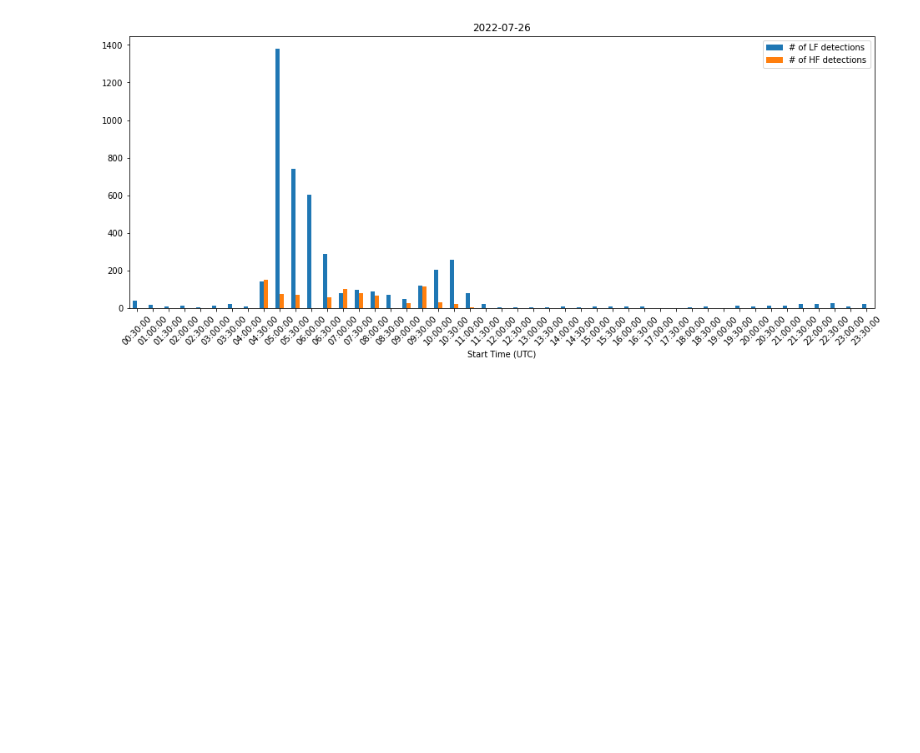
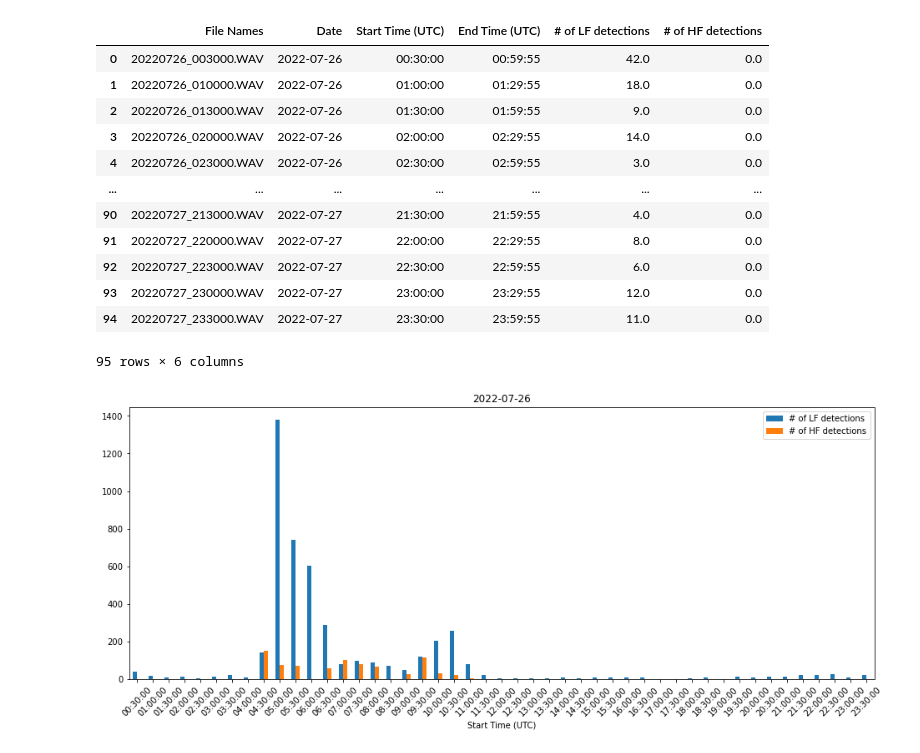
Before and after one commit to uw-echospace/ubna-field, a Jupyter notebook: notebooks/call_number_plotter.ipynb, the cells around one changed output. Drawn from its saved outputs; the diff is of its cells as text; code cells hidden in the pictures; blank space fills up the shorter version.

Commit message:
moved read_detection cell down

```diff
--- a/notebooks/call_number_plotter.ipynb
+++ b/notebooks/call_number_plotter.ipynb
@@ -121,6 +121,22 @@ def plot_total(DATE, SD_CARD_NUM, AUDIO_DUR):
     df = generate_df(DATE, SD_CARD_NUM, AUDIO_DUR)
 
     df.plot.bar(x="Start Time (UTC)", title="Total Deployment Session", figsize=(16, 6), fontsize=7, rot=45)
+# %%
+generate_df(DATE, SD_CARD_NUM, AUDIO_DUR)
+# %% [output]
+|  | File Names | Date | Start Time (UTC) | End Time (UTC) | # of LF detections | # of HF detections |
+| 0 | 20220726_003000.WAV | 2022-07-26 | 00:30:00 | 00:59:55 | 42.0 | 0.0 |
+| 1 | 20220726_010000.WAV | 2022-07-26 | 01:00:00 | 01:29:55 | 18.0 | 0.0 |
+| 2 | 20220726_013000.WAV | 2022-07-26 | 01:30:00 | 01:59:55 | 9.0 | 0.0 |
+| 3 | 20220726_020000.WAV | 2022-07-26 | 02:00:00 | 02:29:55 | 14.0 | 0.0 |
+| 4 | 20220726_023000.WAV | 2022-07-26 | 02:30:00 | 02:59:55 | 3.0 | 0.0 |
+| ... | ... | ... | ... | ... | ... | ... |
+| 90 | 20220727_213000.WAV | 2022-07-27 | 21:30:00 | 21:59:55 | 4.0 | 0.0 |
+| 91 | 20220727_220000.WAV | 2022-07-27 | 22:00:00 | 22:29:55 | 8.0 | 0.0 |
+| 92 | 20220727_223000.WAV | 2022-07-27 | 22:30:00 | 22:59:55 | 6.0 | 0.0 |
+| 93 | 20220727_230000.WAV | 2022-07-27 | 23:00:00 | 23:29:55 | 12.0 | 0.0 |
+| 94 | 20220727_233000.WAV | 2022-07-27 | 23:30:00 | 23:59:55 | 11.0 | 0.0 |
+95 rows × 6 columns
 # %%
 plot_separate(DATE, SD_CARD_NUM, AUDIO_DUR)
 # %% [output]
```
Also changed, not shown: parts of 3 cells of this notebook.
